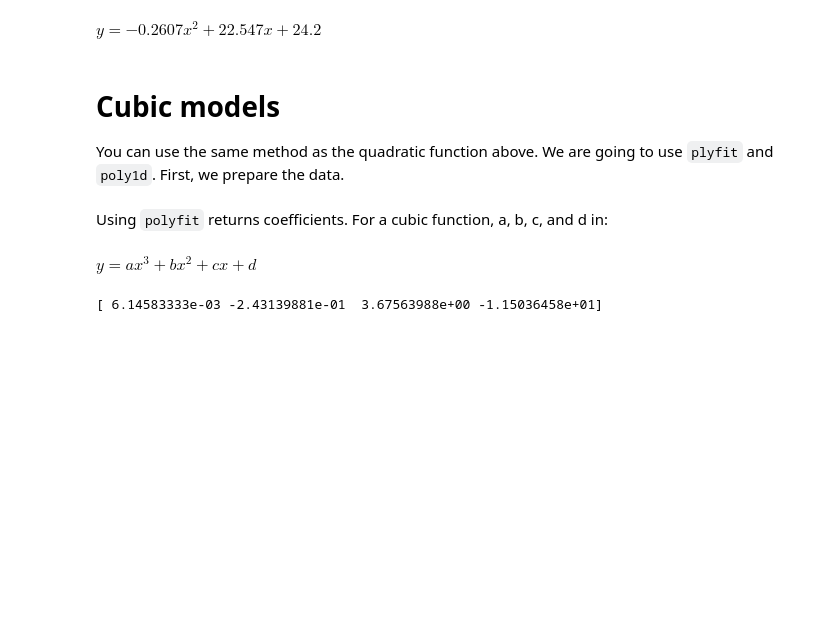
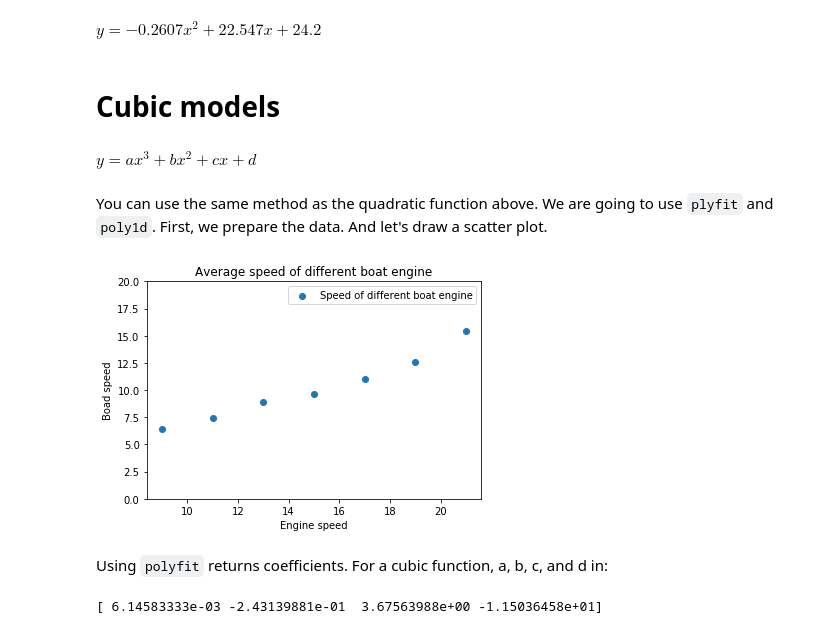
Before and after one commit to shinokada/python-for-ib-diploma-mathematics, a Jupyter notebook: Modelling_functions.ipynb, the cells around one changed output. Saved outputs shown, nothing was run; the diff lists cells and outputs as text; code cells hidden in the pictures; blank space fills up the shorter version.

```diff
--- a/Modelling_functions.ipynb
+++ b/Modelling_functions.ipynb
@@ -316,21 +316,32 @@ distance = np.array([371,465,511,498,439,325])
 Could you draw a scatter and regression line? The quadratic equation should be
 # %% [markdown]
 $y=-0.2607x^2+22.547x+24.2$
+# %% [markdown]
+# Cubic models
+# %% [markdown]
+ $y=ax^3+bx^2+cx+d$
 # %% [markdown]
-# Cubic models
-
-You can use the same method as the quadratic function above. We are going to use `plyfit` and `poly1d`. First, we prepare the data.
+You can use the same method as the quadratic function above. We are going to use `plyfit` and `poly1d`. First, we prepare the data. And let's draw a scatter plot.
 # %%
 import numpy as np
 import matplotlib.pyplot as plt
 %matplotlib inline
 
 engspeed = np.arange(9,23,2)
 avespeed = np.array([6.45,7.44,8.88,9.66,10.98,12.56,15.44])
+
+plt.scatter(engspeed,avespeed,label='Speed of different boat engine')
+
+plt.title("Average speed of different boat engine")
+plt.xlabel('Engine speed')
+plt.ylabel('Boad speed')
+plt.ylim(0,20)
+plt.legend()
+plt.show()
+# %% [output]
+[figure, added]
 # %% [markdown]
 Using `polyfit` returns coefficients. For a cubic function, a, b, c, and d in:
-# %% [markdown]
- $y=ax^3+bx^2+cx+d$
 # %%
 coef = np.polyfit(engspeed, avespeed, 3)
 print(coef)
```
Also changed, not shown: parts of 1 cell of this notebook.
